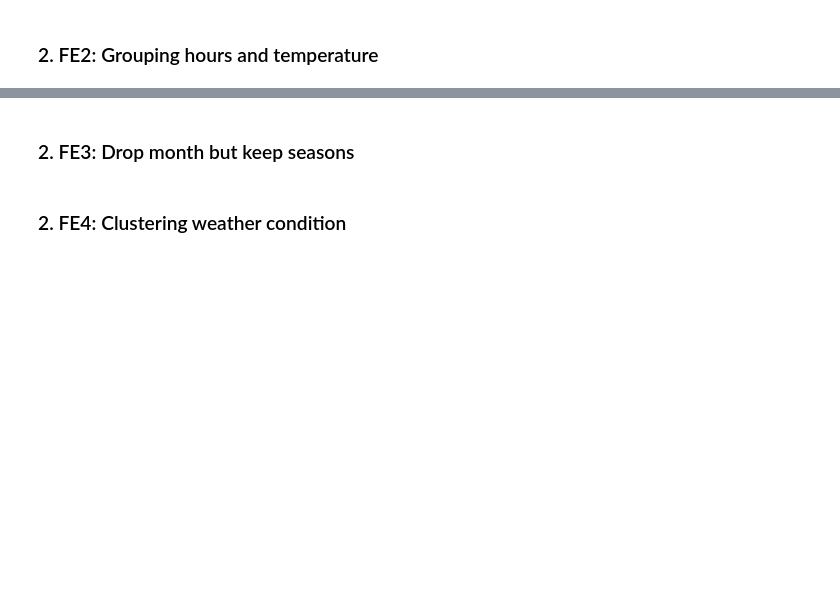
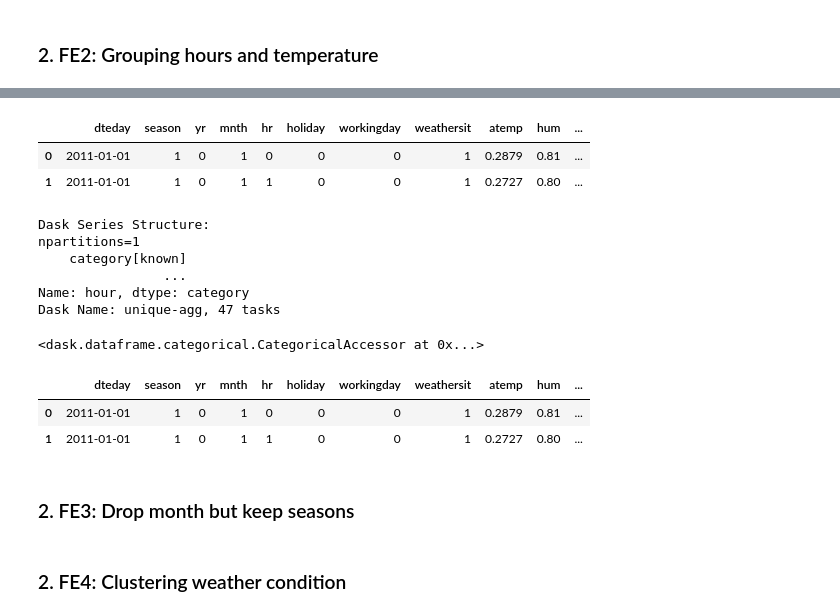
Before and after one commit to martinan92/Advanced-Python-Individual, a Jupyter notebook: Main_Final.ipynb, the cells around one changed output, grey strips where cells are left out. Cells and saved outputs as stored; diff of their text form; code cells hidden in the pictures; blank space fills up the shorter version.

```diff
--- a/Main_Final.ipynb
+++ b/Main_Final.ipynb
@@ -733,3 +830,9 @@ dataset_FE2.head(2)
 # %%
-dataset_FE2['hour'] = pd.cut(dataset_FE2['hr'], [-1, 6, 12, 17, 23],
-                             labels=["Early_Morning", "Morning", "Afternon", "Evening"])
+dataset_FE2['hour'] = dataset_FE2['hr'].map_partitions(
+    pd.cut, bins=[-1, 6, 12, 17, 23], labels=["Early_Morning", "Morning", "Afternoon", "Evening"])
+
+dataset_FE2.head(2)
+# %% [output]
+|  | dteday | season | yr | mnth | hr | holiday | workingday | weathersit | atemp | hum | ... |
+| 0 | 2011-01-01 | 1 | 0 | 1 | 0 | 0 | 0 | 1 | 0.2879 | 0.81 | ... |
+| 1 | 2011-01-01 | 1 | 0 | 1 | 1 | 0 | 0 | 1 | 0.2727 | 0.80 | ... |
@@ -738,5 +839,19 @@ dataset_FE2.head(2)
 # %%
 dataset_FE2.hour.unique()
+# %% [output]
+Dask Series Structure:
+npartitions=1
+    category[known]
+                ...
+Name: hour, dtype: category
+Dask Name: unique-agg, 47 tasks
 # %%
-dataset_FE2["hour"] = dataset_FE2["hour"].astype('category').cat.codes
-dataset_FE2["hour"] = dataset_FE2["hour"].astype('category')
+dataset_FE2["hour"].astype('category').cat
+
+
+# dataset_FE2["hour"] = dataset_FE2["hour"].astype('category').cat.codes
+# dataset_FE2["hour"] = dataset_FE2["hour"].astype('category')
+
+# pipe = make_pipeline(Categorizer(), DummyEncoder())
+# %% [output]
+<dask.dataframe.categorical.CategoricalAccessor at 0x...>
@@ -745,6 +858,9 @@ dataset_FE2.hour.unique()
 # %%
-dataset_FE2['atemp_level'] = pd.cut(dataset_FE2['atemp'], 3,
-                                    labels=["cold", "regular", "hot"])
-dataset_FE2["atemp_level"] = dataset_FE2["atemp_level"].astype(
-    'category').cat.codes
-dataset_FE2["atemp_level"] = dataset_FE2["atemp_level"].astype('category')
+dataset_FE2['atemp_level'] = dataset_FE2['atemp'].map_partitions(
+    pd.cut, 3, labels=["cold", "regular", "hot"])
+
+dataset_FE2.head(2)
+# %% [output]
+|  | dteday | season | yr | mnth | hr | holiday | workingday | weathersit | atemp | hum | ... |
+| 0 | 2011-01-01 | 1 | 0 | 1 | 0 | 0 | 0 | 1 | 0.2879 | 0.81 | ... |
+| 1 | 2011-01-01 | 1 | 0 | 1 | 1 | 0 | 0 | 1 | 0.2727 | 0.80 | ... |
```
Also changed, not shown: parts of 33 cells of this notebook.
